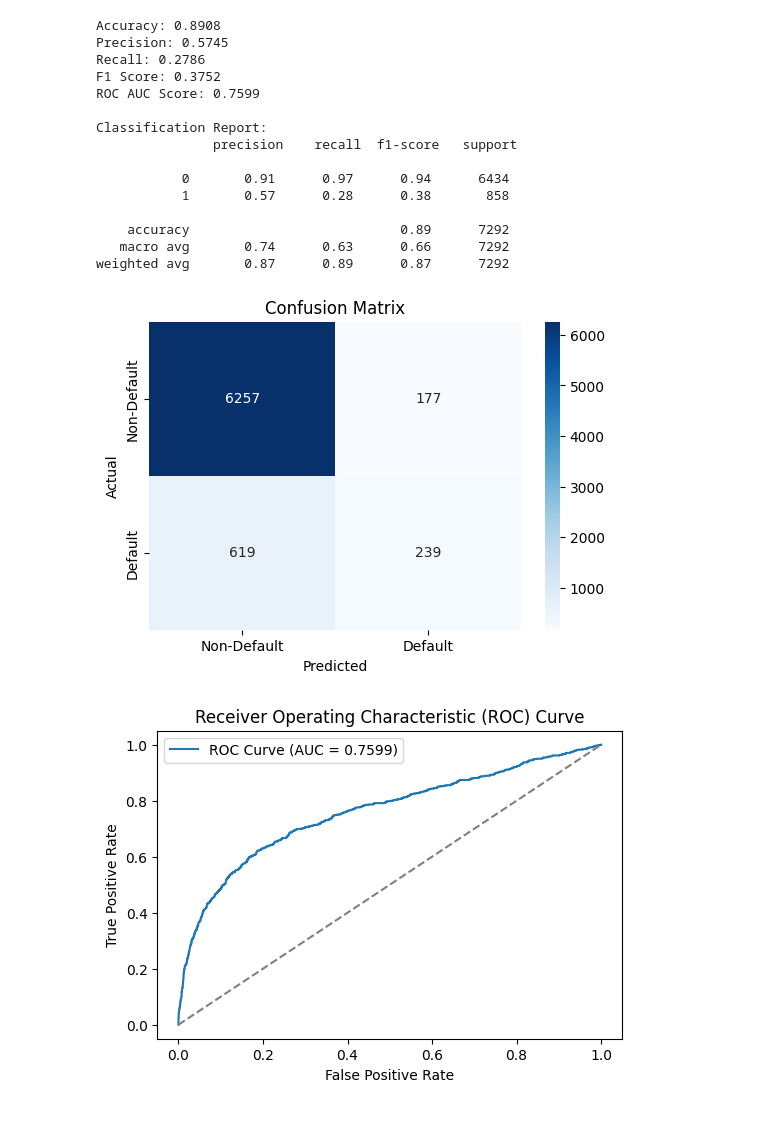
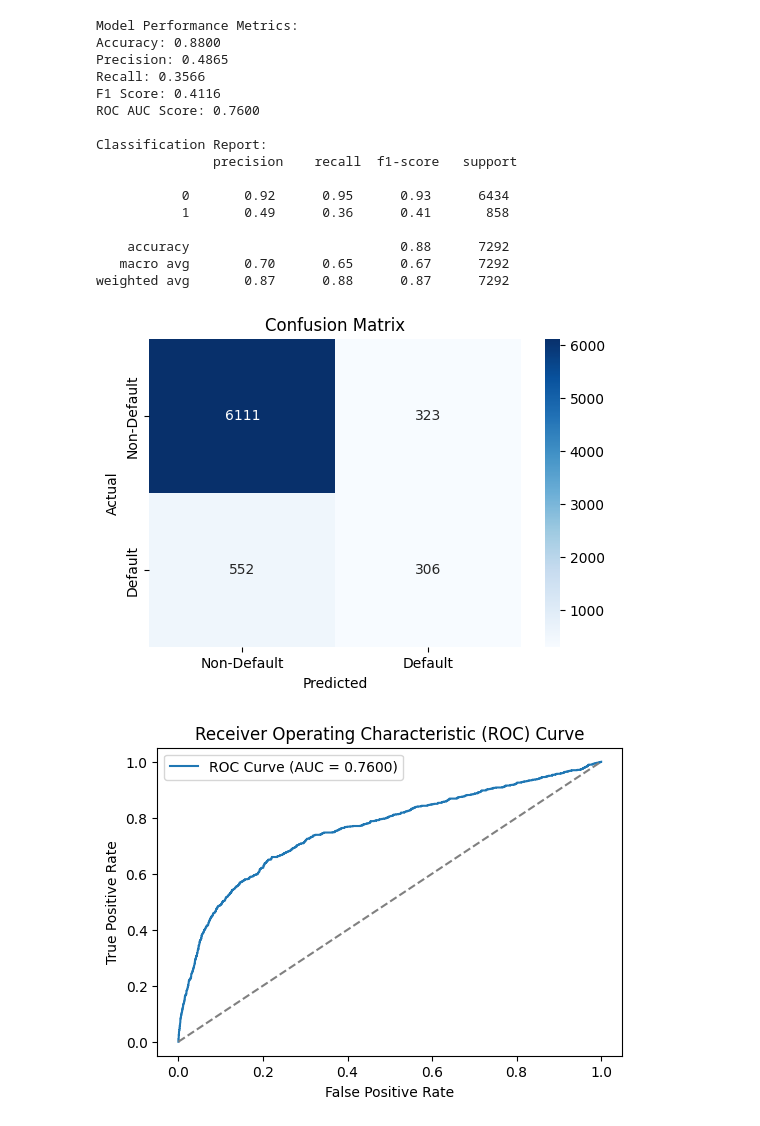
Before and after one commit to VagNikli/Credit_Risk-Project, a Jupyter notebook: XGBoost/xgboost_model.ipynb, the cells around one changed output. Drawn from its saved outputs; the diff is of its cells as text; code cells hidden in the pictures.

```diff
--- a/XGBoost/xgboost_model.ipynb
+++ b/XGBoost/xgboost_model.ipynb
@@ -10,87 +10,89 @@ import xgboost as xgb
 from sklearn.model_selection import train_test_split
 from sklearn.metrics import accuracy_score, precision_score, recall_score, roc_auc_score, confusion_matrix, classification_report,f1_score, roc_curve
 # %%
-#Load the Processed Dataset
-dataset_path = r"C:\Users\vagel\Desktop\C.R\Dataset\final_credit_risk_dataset.csv"
+# Define dataset and JSON paths
+dataset_path = r"C:\Users\vagel\Desktop\CR_Risk Project\Dataset\final_credit_risk_dataset.csv"
+json_path = r"C:\Users\vagel\Desktop\CR_Risk Project\xgboost_best_params.json"
+
+# Load the dataset
 data = pd.read_csv(dataset_path)
-
-# Separate Features & Target
 X = data.drop(columns=["Credit_Status"])
 y = data["Credit_Status"]
 
+# Split the dataset into training and testing sets
+X_train, X_test, y_train, y_test = train_test_split(X, y, test_size=0.2, stratify=y, random_state=42)
 
-# Split the dataset into training and testing
-X_train, X_test, y_train, y_test = train_test_split(X, y, test_size=0.2,stratify=y)
-
-json_path = r"C:\Users\vagel\Desktop\C.R\xgboost_best_params.json"
-
+# Load best hyperparameters
 with open(json_path, "r") as f:
     best_params = json.load(f)
 
 # Train the final XGBoost model
 xgb_model = xgb.XGBClassifier(**best_params,
                               use_label_encoder=False,
-                              eval_metric="logloss"
-                              )
+                              eval_metric="logloss")
 xgb_model.fit(X_train, y_train)
 
 # Make predictions
 y_pred = xgb_model.predict(X_test)
 y_pred_proba = xgb_model.predict_proba(X_test)[:, 1]
 
 # Evaluate model performance
-accuracy = accuracy_score(y_test, y_pred)
-precision = precision_score(y_test, y_pred)
-recall = recall_score(y_test, y_pred)
-f1 = f1_score(y_test, y_pred)
-roc_auc = roc_auc_score(y_test, y_pred_proba)
+metrics = {
+    "Accuracy": accuracy_score(y_test, y_pred),
+    "Precision": precision_score(y_test, y_pred),
+    "Recall": recall_score(y_test, y_pred),
+    "F1 Score": f1_score(y_test, y_pred),
+    "ROC AUC Score": roc_auc_score(y_test, y_pred_proba)
+}
 
-# Print metrics
-print(f"Accuracy: {accuracy:.4f}")
-print(f"Precision: {precision:.4f}")
-print(f"Recall: {recall:.4f}")
-print(f"F1 Score: {f1:.4f}")
-print(f"ROC AUC Score: {roc_auc:.4f}")
+print("\nModel Performance Metrics:")
+for metric, value in metrics.items():
+    print(f"{metric}: {value:.4f}")
 
 print("\nClassification Report:\n", classification_report(y_test, y_pred))
 
-# Confusion Matrix
+# Plot confusion matrix
 conf_matrix = confusion_matrix(y_test, y_pred)
 plt.figure(figsize=(6,4))
-sns.heatmap(conf_matrix, annot=True, fmt="d", cmap="Blues", xticklabels=["Non-Default", "Default"], yticklabels=["Non-Default", "Default"])
+sns.heatmap(conf_matrix, annot=True, fmt="d", cmap="Blues",
+            xticklabels=["Non-Default", "Default"],
+            yticklabels=["Non-Default", "Default"])
 plt.xlabel("Predicted")
 plt.ylabel("Actual")
 plt.title("Confusion Matrix")
 plt.show()
 
+# Plot ROC curve
+fpr, tpr, _ = roc_curve(y_test, y_pred_proba)
+roc_auc = roc_auc_score(y_test, y_pred_proba)
 
-fpr, tpr, _ = roc_curve(y_test, y_pred_proba)
 plt.figure(figsize=(6,4))
 plt.plot(fpr, tpr, label=f"ROC Curve (AUC = {roc_auc:.4f})")
 plt.plot([0,1], [0,1], linestyle="--", color="gray")
 plt.xlabel("False Positive Rate")
 plt.ylabel("True Positive Rate")
 plt.title("Receiver Operating Characteristic (ROC) Curve")
 plt.legend()
 plt.show()
 # %% [output]
-Accuracy: 0.8908
-Precision: 0.5745
-Recall: 0.2786
-F1 Score: 0.3752
-ROC AUC Score: 0.7599
+Model Performance Metrics:
+Accuracy: 0.8800
+Precision: 0.4865
+Recall: 0.3566
+F1 Score: 0.4116
+ROC AUC Score: 0.7600
 
 Classification Report:
                precision    recall  f1-score   support
 
-           0       0.91      0.97      0.94      6434
-           1       0.57      0.28      0.38       858
+           0       0.92      0.95      0.93      6434
+           1       0.49      0.36      0.41       858
 
-    accuracy                           0.89      7292
-   macro avg       0.74      0.63      0.66      7292
-weighted avg       0.87      0.89      0.87      7292
+    accuracy                           0.88      7292
+   macro avg       0.70      0.65      0.67      7292
+weighted avg       0.87      0.88      0.87      7292
-[figure, old version]
+[figure, new version]
-[figure, old version]
+[figure, new version]
 # %% [markdown]
 # **XGBoost Model Evaluation - Credit Risk Prediction**
 
```
Also changed, not shown: parts of 1 cell of this notebook, 1 other file.
